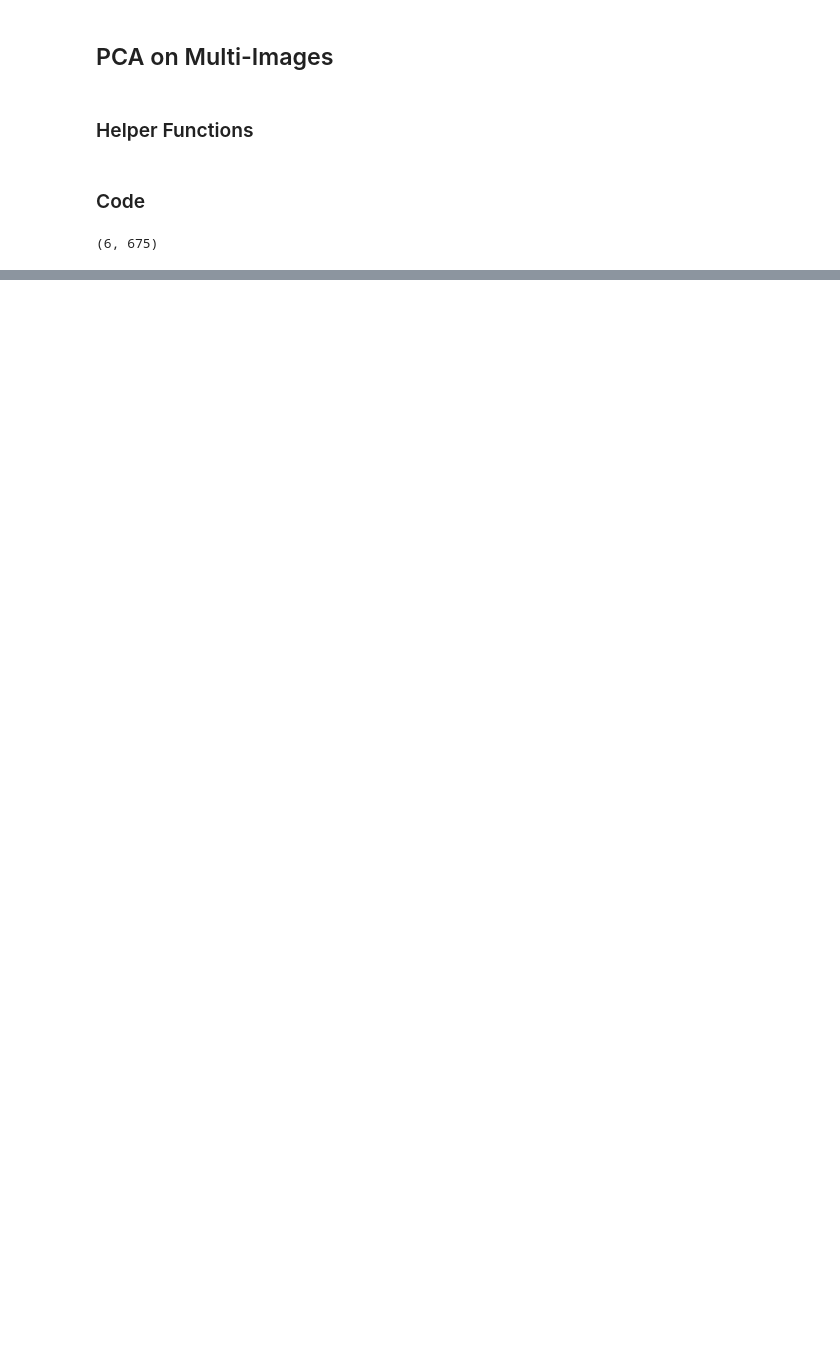
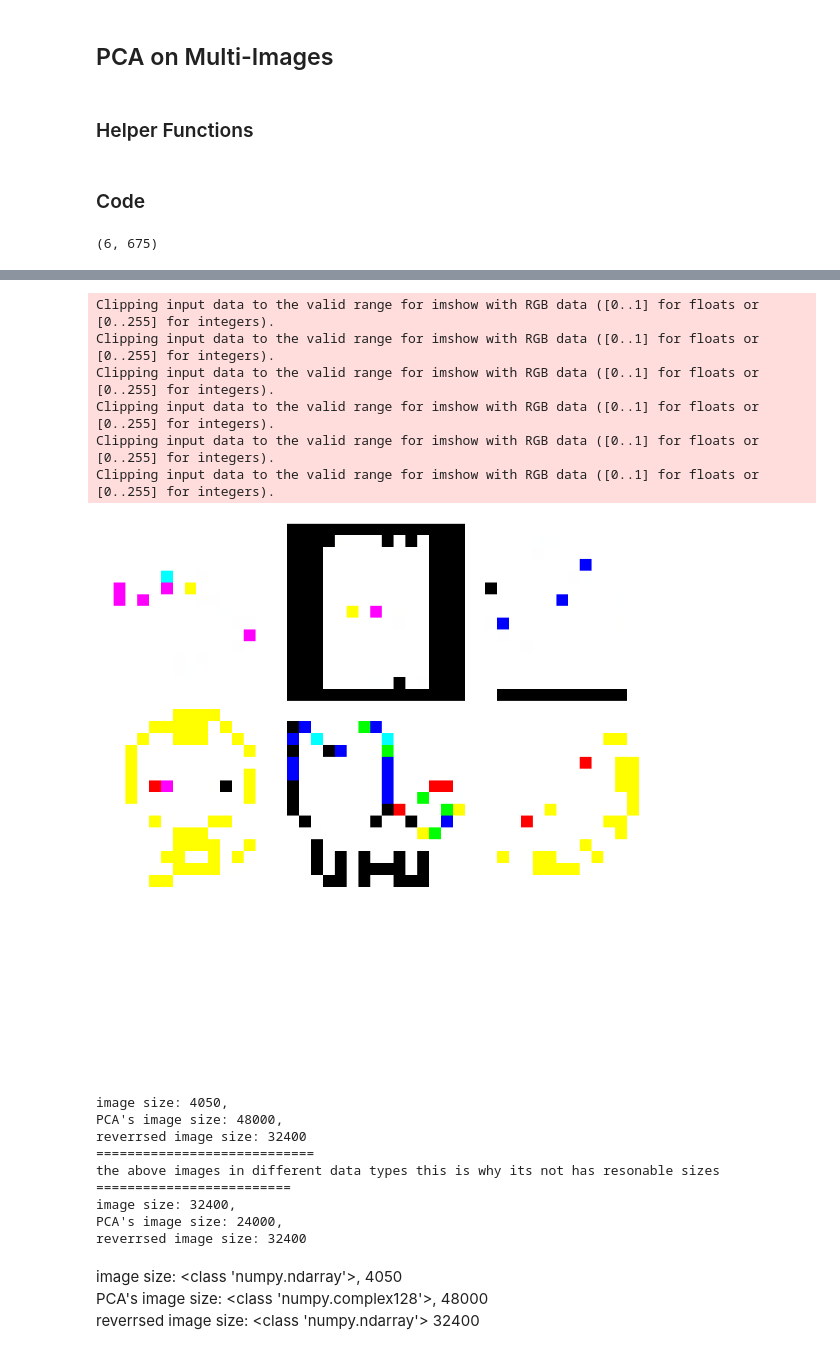
Before and after one commit to MagdiWaleed/assignments, a Jupyter notebook: GAN/PCA.ipynb, the cells around one changed output, grey strips where cells are left out. Cells and saved outputs as stored; diff of their text form; code cells hidden in the pictures; blank space fills up the shorter version.

```diff
--- a/GAN/PCA.ipynb
+++ b/GAN/PCA.ipynb
@@ -143,7 +120,8 @@ class Flatten():
     def flatten(self,images):
         flattened_images = [image.reshape(-1) for image in images]
         self.original_shape = images[0].shape
-        return np.array(flattened_images,dtype=np.float64)
+        return np.array(flattened_images)
+
 
     def deflatten(self, images):
 
@@ -216,4 +176,4 @@ mean:
 pca_imgs=pca.transform(flat_imgs)
 reversed_imgs = pca.reverse(pca_imgs)
 new_imgs =flatten.deflatten(reversed_imgs)
-pca_img = np.real(new_imgs)
+new_imgs = np.real(new_imgs)
@@ -235,0 +180,7 @@ reverrsed image size: 32400
+# %%
+plot_images(images)
+plot_images(new_imgs)
+print("image size: {}, \nPCA's image size: {}, \nreverrsed image size: {}".format(images.nbytes, pca_imgs.nbytes, new_imgs.nbytes))
+print("============================\nthe above images in different data types this is why its not has resonable sizes\n=========================")
+print("image size: {}, \nPCA's image size: {}, \nreverrsed image size: {}".format(np.array(images,dtype=np.float64).nbytes, np.array(np.real(pca_imgs),dtype=np.float64).nbytes, np.array(new_imgs,dtype=np.float64).nbytes))
+# %% [output]
@@ -235,0 +188,20 @@ reverrsed image size: 32400
+Clipping input data to the valid range for imshow with RGB data ([0..1] for floats or [0..255] for integers).
+Clipping input data to the valid range for imshow with RGB data ([0..1] for floats or [0..255] for integers).
+Clipping input data to the valid range for imshow with RGB data ([0..1] for floats or [0..255] for integers).
+Clipping input data to the valid range for imshow with RGB data ([0..1] for floats or [0..255] for integers).
+Clipping input data to the valid range for imshow with RGB data ([0..1] for floats or [0..255] for integers).
+Clipping input data to the valid range for imshow with RGB data ([0..1] for floats or [0..255] for integers).
+[figure, added]
+image size: 4050,
+PCA's image size: 48000,
+reverrsed image size: 32400
+============================
+the above images in different data types this is why its not has resonable sizes
+=========================
+image size: 32400,
+PCA's image size: 24000,
+reverrsed image size: 32400
+# %% [markdown]
+image size: <class 'numpy.ndarray'>, 4050 <br>
+PCA's image size: <class 'numpy.complex128'>, 48000 <br>
+reverrsed image size: <class 'numpy.ndarray'> 32400 <br>
```
Also changed, not shown: parts of 6 cells of this notebook.
